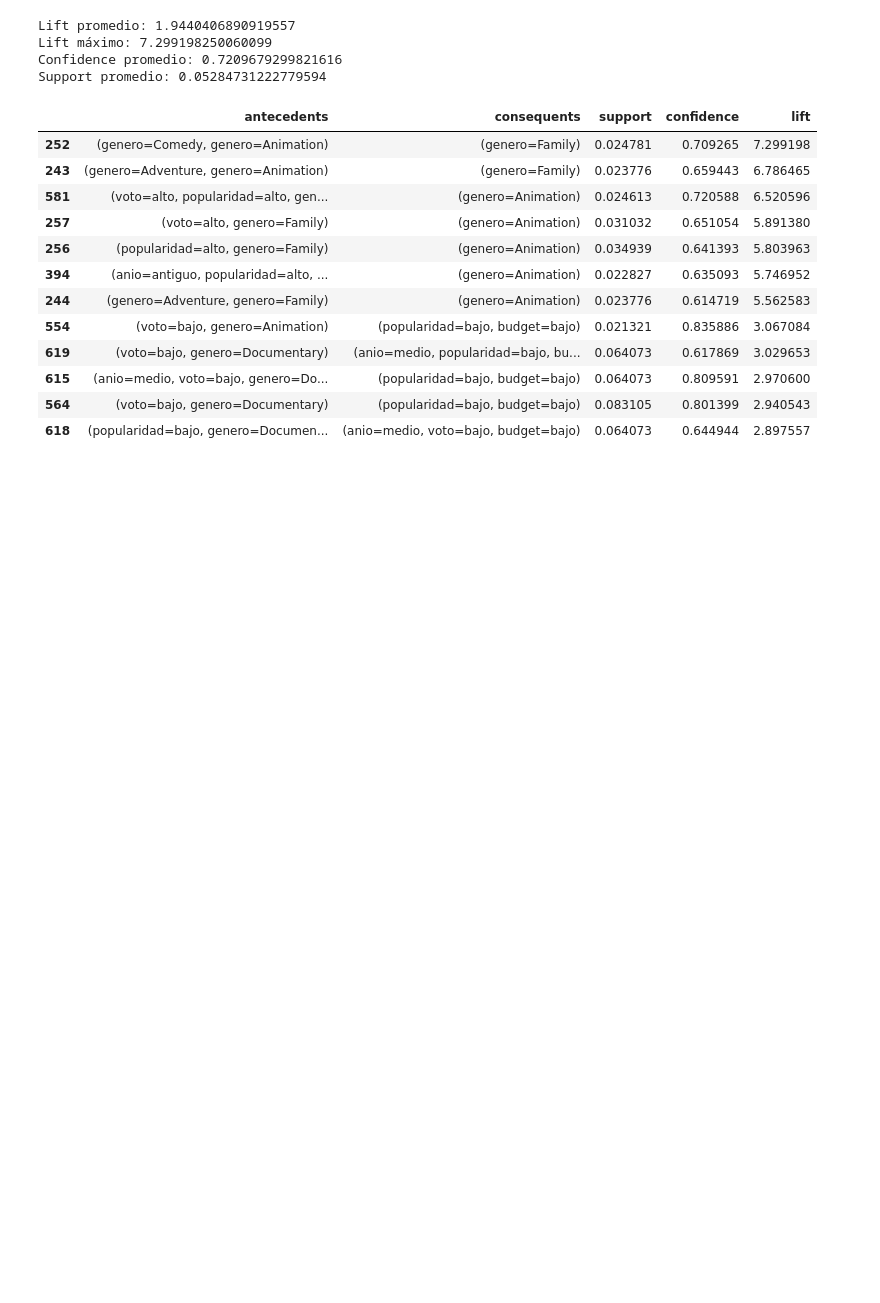
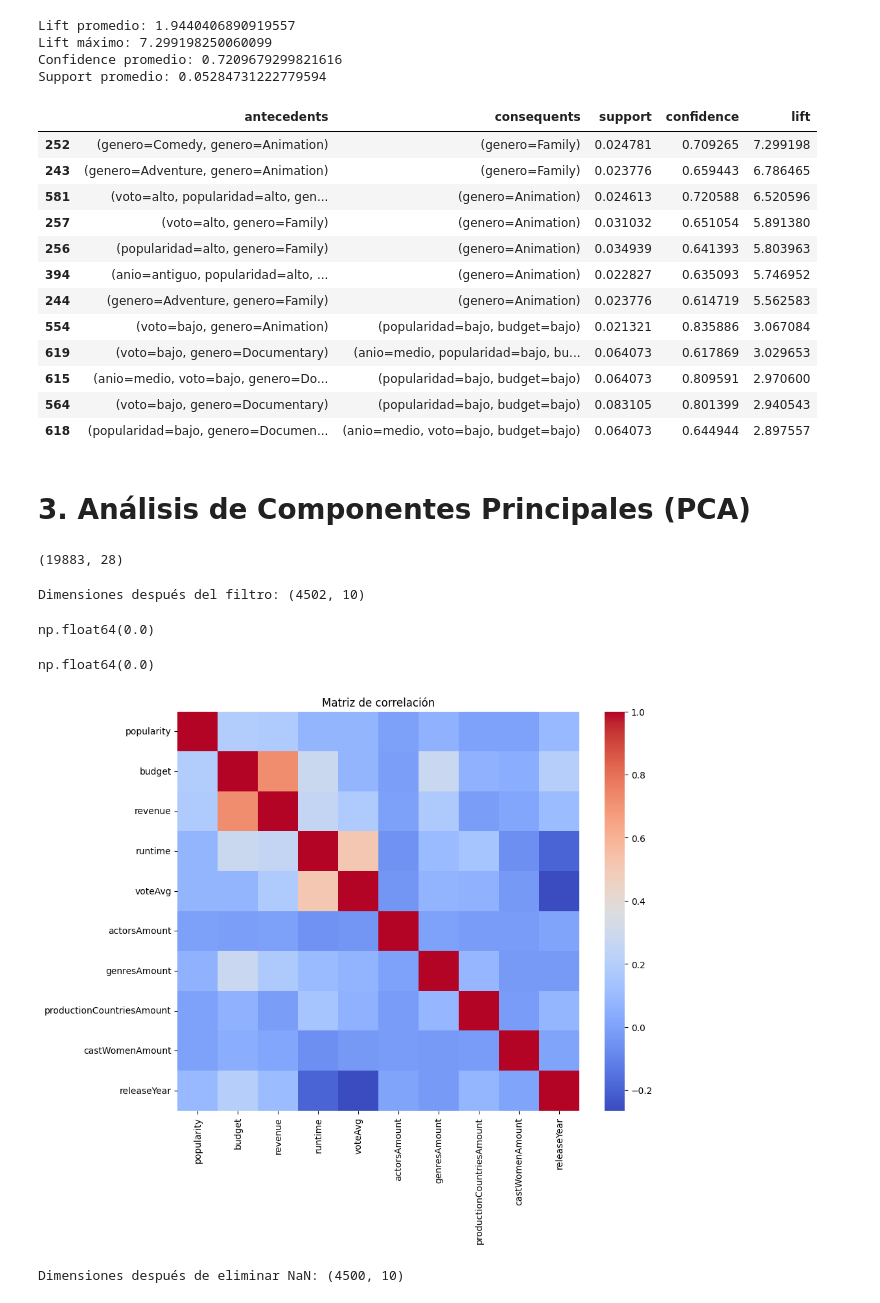
Before and after one commit to agabrielMej/laboratorio-2-clustering, a Jupyter notebook: notebooks/aprendizaje_no_supervisado.ipynb, the cells around one changed output. Saved outputs shown, nothing was run; the diff lists cells and outputs as text; code cells hidden in the pictures; blank space fills up the shorter version.

Commit message:
Se integra análisis PCA completo

```diff
--- a/notebooks/aprendizaje_no_supervisado.ipynb
+++ b/notebooks/aprendizaje_no_supervisado.ipynb
@@ -524,3 +524,55 @@ reglas_filtradas \
 | 615 | (anio=medio, voto=bajo, genero=Do... | (popularidad=bajo, budget=bajo) | 0.064073 | 0.809591 | 2.970600 |
 | 564 | (voto=bajo, genero=Documentary) | (popularidad=bajo, budget=bajo) | 0.083105 | 0.801399 | 2.940543 |
 | 618 | (popularidad=bajo, genero=Documen... | (anio=medio, voto=bajo, budget=bajo) | 0.064073 | 0.644944 | 2.897557 |
+# %% [markdown]
+# 3. Análisis de Componentes Principales (PCA)
+# %%
+print(df.shape)
+# %% [output]
+(19883, 28)
+# %%
+variables_pca = [
+    'popularity',
+    'budget',
+    'revenue',
+    'runtime',
+    'voteAvg',
+    'actorsAmount',
+    'genresAmount',
+    'productionCountriesAmount',
+    'castWomenAmount',
+    'releaseYear'
+]
+
+df_pca = df[variables_pca].copy()
+
+df_pca = df_pca[(df_pca['budget'] > 0) & (df_pca['revenue'] > 0)]
+
+print("Dimensiones después del filtro:", df_pca.shape)
+# %% [output]
+Dimensiones después del filtro: (4502, 10)
+# %%
+(df_pca['budget'] == 0).mean()
+# %% [output]
+np.float64(0.0)
+# %%
+(df_pca['revenue'] == 0).mean()
+# %% [output]
+np.float64(0.0)
+# %%
+import seaborn as sns
+import matplotlib.pyplot as plt
+
+corr_matrix = df_pca.corr()
+
+plt.figure(figsize=(10,8))
+sns.heatmap(corr_matrix, cmap='coolwarm', annot=False)
+plt.title("Matriz de correlación")
+plt.show()
+# %% [output]
+[figure, added]
+# %%
+df_pca = df_pca.dropna()
+print("Dimensiones después de eliminar NaN:", df_pca.shape)
+# %% [output]
+Dimensiones después de eliminar NaN: (4500, 10)
```
Also changed, not shown: parts of 5 cells of this notebook.
